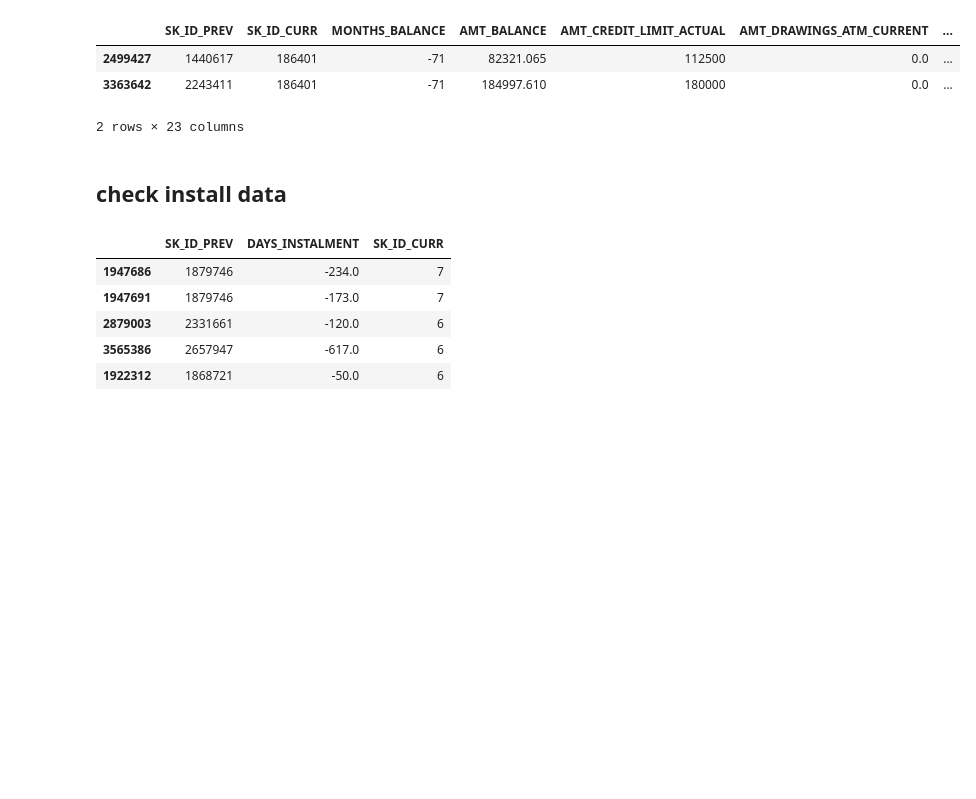
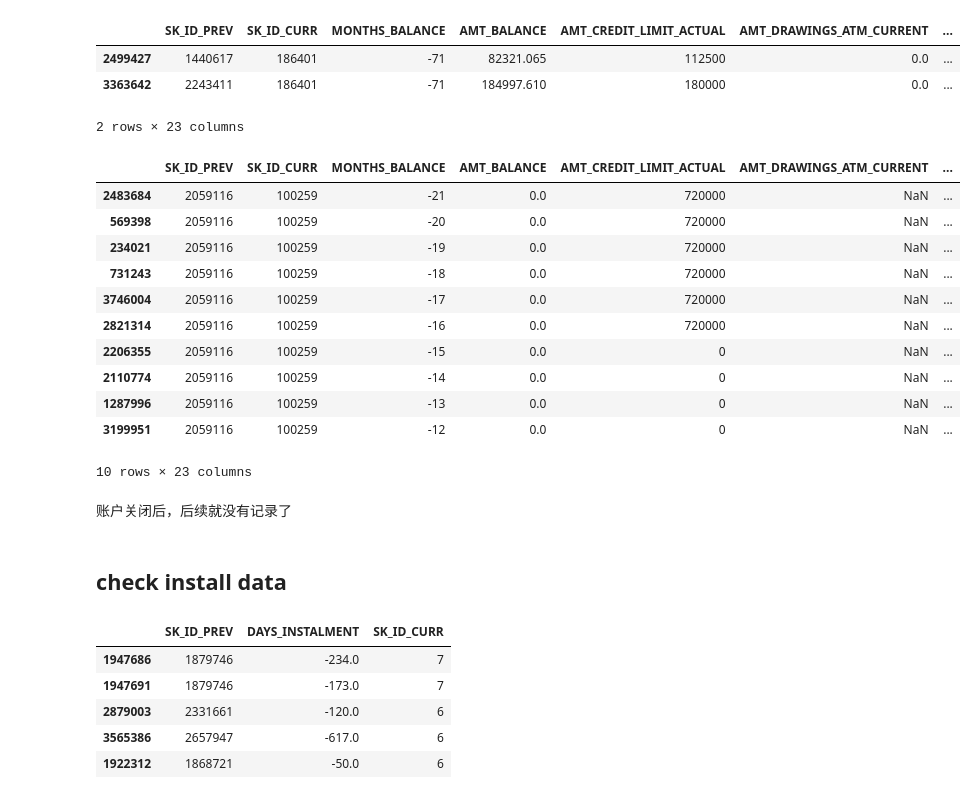
Before and after one commit to FoolPioneers/kaggle, a Jupyter notebook: homecredit/long.li/eda/eda_origindata.ipynb, the cells around one changed output. Cells and saved outputs as stored; diff of their text form; code cells hidden in the pictures; blank space fills up the shorter version.

Commit message:
update b1 variable for credit card application

```diff
--- a/homecredit/long.li/eda/eda_origindata.ipynb
+++ b/homecredit/long.li/eda/eda_origindata.ipynb
@@ -280,6 +280,23 @@ df_orig_cc_bal[(df_orig_cc_bal.MONTHS_BALANCE == -71) & (df_orig_cc_bal.SK_ID_CU
 | 2499427 | 1440617 | 186401 | -71 | 82321.065 | 112500 | 0.0 | ... |
 | 3363642 | 2243411 | 186401 | -71 | 184997.610 | 180000 | 0.0 | ... |
 2 rows × 23 columns
+# %%
+df_orig_cc_bal[(df_orig_cc_bal.SK_ID_CURR == 100259)].sort_values(by = ['MONTHS_BALANCE']).head(10)
+# %% [output]
+|  | SK_ID_PREV | SK_ID_CURR | MONTHS_BALANCE | AMT_BALANCE | AMT_CREDIT_LIMIT_ACTUAL | AMT_DRAWINGS_ATM_CURRENT | ... |
+| 2483684 | 2059116 | 100259 | -21 | 0.0 | 720000 | NaN | ... |
+| 569398 | 2059116 | 100259 | -20 | 0.0 | 720000 | NaN | ... |
+| 234021 | 2059116 | 100259 | -19 | 0.0 | 720000 | NaN | ... |
+| 731243 | 2059116 | 100259 | -18 | 0.0 | 720000 | NaN | ... |
+| 3746004 | 2059116 | 100259 | -17 | 0.0 | 720000 | NaN | ... |
+| 2821314 | 2059116 | 100259 | -16 | 0.0 | 720000 | NaN | ... |
+| 2206355 | 2059116 | 100259 | -15 | 0.0 | 0 | NaN | ... |
+| 2110774 | 2059116 | 100259 | -14 | 0.0 | 0 | NaN | ... |
+| 1287996 | 2059116 | 100259 | -13 | 0.0 | 0 | NaN | ... |
+| 3199951 | 2059116 | 100259 | -12 | 0.0 | 0 | NaN | ... |
+10 rows × 23 columns
+# %% [markdown]
+账户关闭后，后续就没有记录了
 # %% [markdown]
 ## check install data
 # %%
```
Also changed, not shown: 2 other files.
